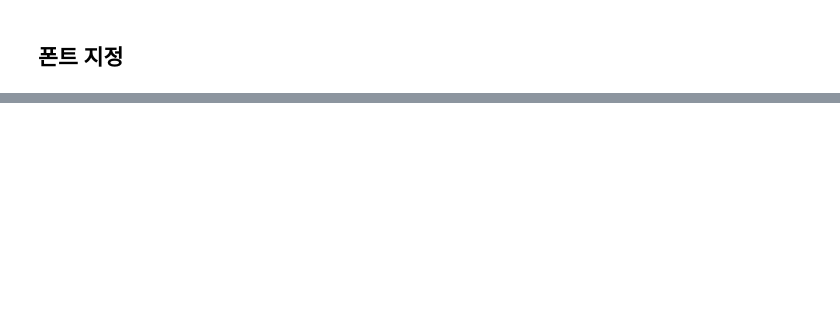
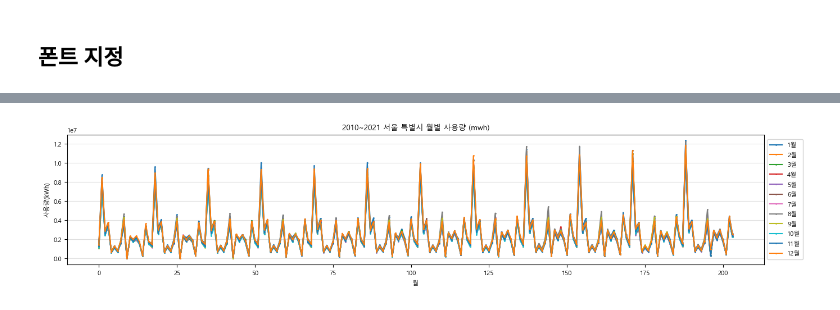
Before and after one commit to ThatHomr/project_2, a Jupyter notebook: project_2_file/z_ssh/data/전력 데이터/전력_데이터_시각화.ipynb, the cells around one changed output, grey strips where cells are left out. Cells and saved outputs as stored; diff of their text form; code cells hidden in the pictures; blank space fills up the shorter version.

```diff
--- a/project_2_file/z_ssh/data/전력 데이터/전력_데이터_시각화.ipynb
+++ b/project_2_file/z_ssh/data/전력 데이터/전력_데이터_시각화.ipynb
@@ -71,0 +156,13 @@ plt.show()
+# %%
+plt.figure(figsize = (16,3))
+plt.plot(df_1, marker = 'o', markersize=1)
+plt.grid(axis='y', linestyle='-', alpha=0.4)
+plt.legend(df_1.columns,
+           loc='center left', bbox_to_anchor=(1, 0.5)) # 그래프 범례를 그래프 밖에 위치
+plt.title('2010~2021 서울 특별시 월별 사용량 (mwh)')
+plt.xlabel('월')
+plt.ylabel('사용량(kWh)')
+# plt.autoscale(axis='x', tight=True)
+plt.show()
+# %% [output]
+[figure, added]
```
Also changed, not shown: parts of 14 cells of this notebook.
